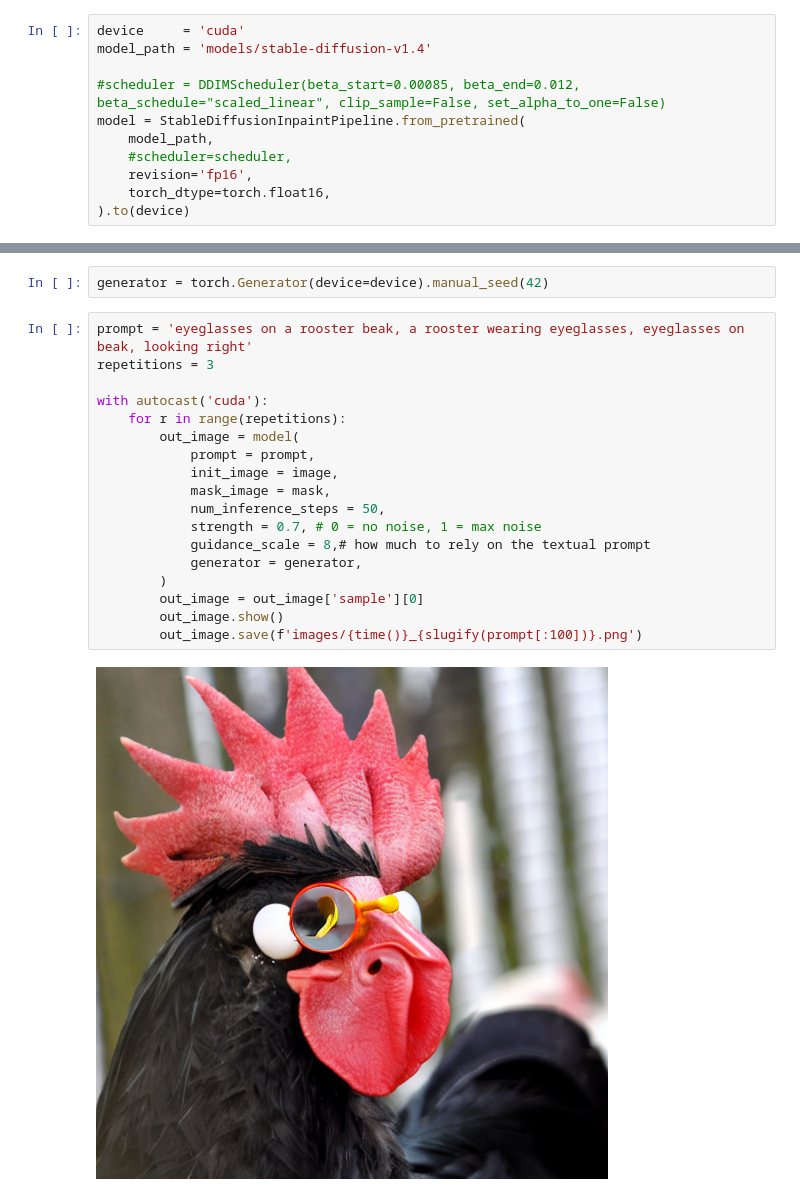
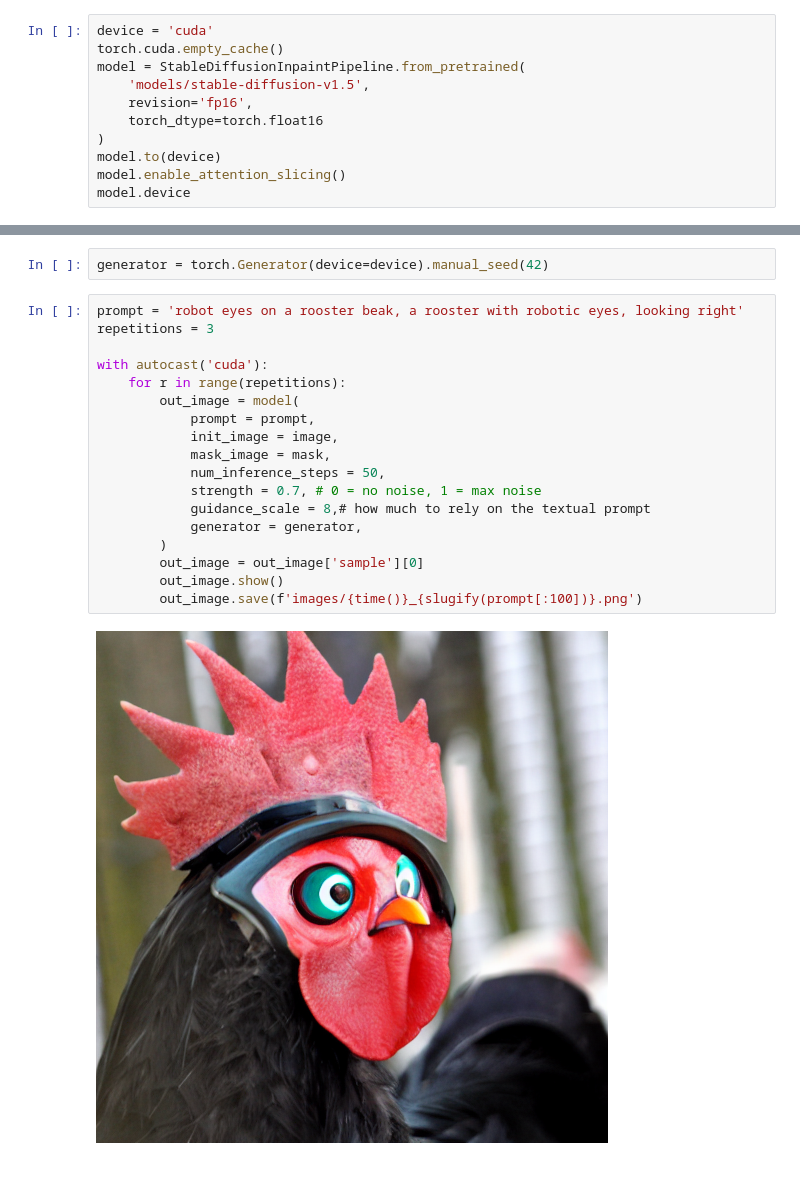
Before and after one commit to pieroit/stable-diffusion-jupyterlab-docker, a Jupyter notebook: project/04_inpainting.ipynb, the cells around one changed output, grey strips where cells are left out. Drawn from its saved outputs; the diff is of its cells as text.

Commit message:
update image2image and inpainting

```diff
--- a/project/04_inpainting.ipynb
+++ b/project/04_inpainting.ipynb
@@ -8,13 +8,13 @@ from time import time
 from diffusers import StableDiffusionInpaintPipeline
 from diffusion_utils import stable_diffusion_preprocess_image
 # %%
-device     = 'cuda'
-model_path = 'models/stable-diffusion-v1.4'
-
-#scheduler = DDIMScheduler(beta_start=0.00085, beta_end=0.012, beta_schedule="scaled_linear", clip_sample=False, set_alpha_to_one=False)
+device = 'cuda'
+torch.cuda.empty_cache()
 model = StableDiffusionInpaintPipeline.from_pretrained(
-    model_path,
-    #scheduler=scheduler,
+    'models/stable-diffusion-v1.5',
     revision='fp16',
-    torch_dtype=torch.float16,
-).to(device)
+    torch_dtype=torch.float16
+)
+model.to(device)
+model.enable_attention_slicing()
+model.device
@@ -33,22 +35,22 @@ side_by_side
 # %%
 generator = torch.Generator(device=device).manual_seed(42)
 # %%
-prompt = 'eyeglasses on a rooster beak, a rooster wearing eyeglasses, eyeglasses on beak, looking right'
+prompt = 'robot eyes on a rooster beak, a rooster with robotic eyes, looking right'
 repetitions = 3
 
 with autocast('cuda'):
     for r in range(repetitions):
         out_image = model(
             prompt = prompt,
             init_image = image,
             mask_image = mask,
             num_inference_steps = 50,
             strength = 0.7, # 0 = no noise, 1 = max noise
             guidance_scale = 8,# how much to rely on the textual prompt
             generator = generator,
         )
         out_image = out_image['sample'][0]
         out_image.show()
         out_image.save(f'images/{time()}_{slugify(prompt[:100])}.png')
 # %% [output]
-[figure, old version]
+[figure, new version]
```
Also changed, not shown: parts of 2 cells of this notebook, 1 other file.
